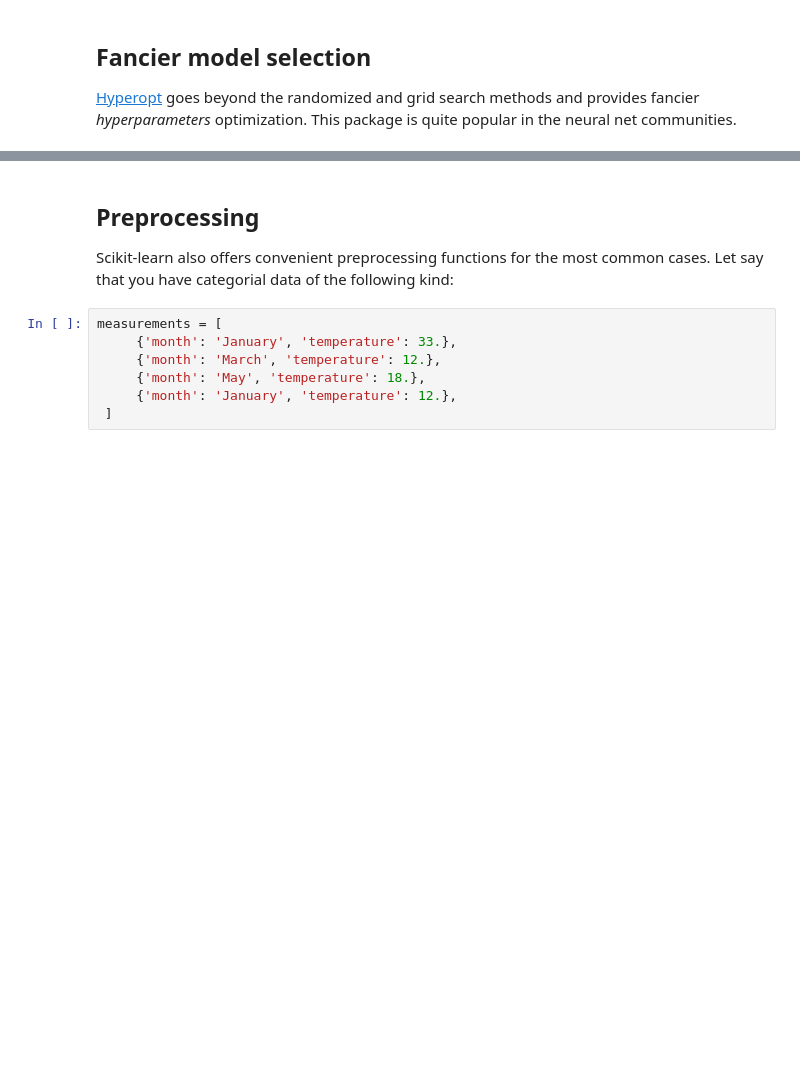
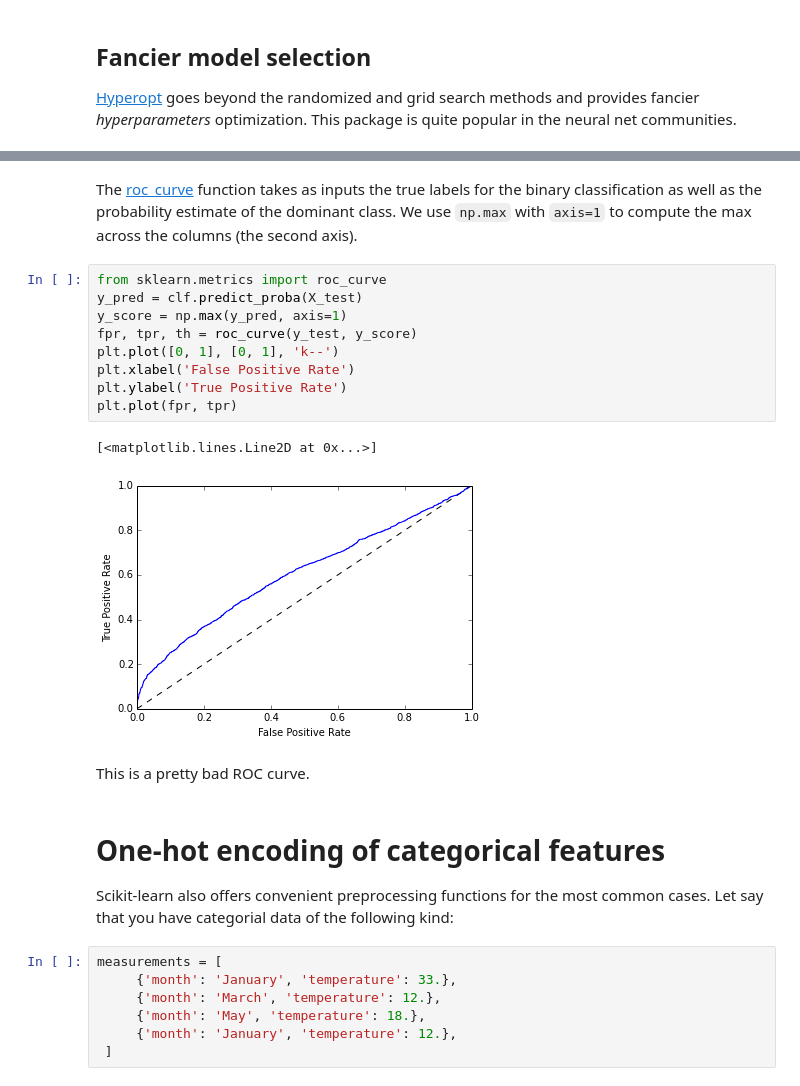
Before and after one commit to pierrelux/notebooks, a Jupyter notebook: Machine learning in Python.ipynb, the cells around one changed output, grey strips where cells are left out. Drawn from its saved outputs; the diff is of its cells as text; blank space fills up the shorter version.

```diff
--- a/Machine learning in Python.ipynb
+++ b/Machine learning in Python.ipynb
@@ -389,5 +423,21 @@ avg / total       0.97      0.96      0.96       899
+# %% [markdown]
+The [roc_curve](http://scikit-learn.org/stable/modules/generated/sklearn.metrics.roc_curve.html) function takes as inputs the true labels for the binary classification as well as the probability estimate of the dominant class. We use `np.max` with `axis=1` to compute the max across the columns (the second axis).
+# %%
+from sklearn.metrics import roc_curve
+y_pred = clf.predict_proba(X_test)
+y_score = np.max(y_pred, axis=1)
+fpr, tpr, th = roc_curve(y_test, y_score)
+plt.plot([0, 1], [0, 1], 'k--')
+plt.xlabel('False Positive Rate')
+plt.ylabel('True Positive Rate')
+plt.plot(fpr, tpr)
+# %% [output]
+[<matplotlib.lines.Line2D at 0x...>]
+[figure, added]
+# %% [markdown]
+This is a pretty bad ROC curve.
 # %% [markdown]
-## Preprocessing
+# One-hot encoding of categorical features
 
 Scikit-learn also offers convenient preprocessing functions for the most common cases. Let say that you have categorial data of the following kind:
 # %%
```
Also changed, not shown: parts of 18 cells of this notebook.
